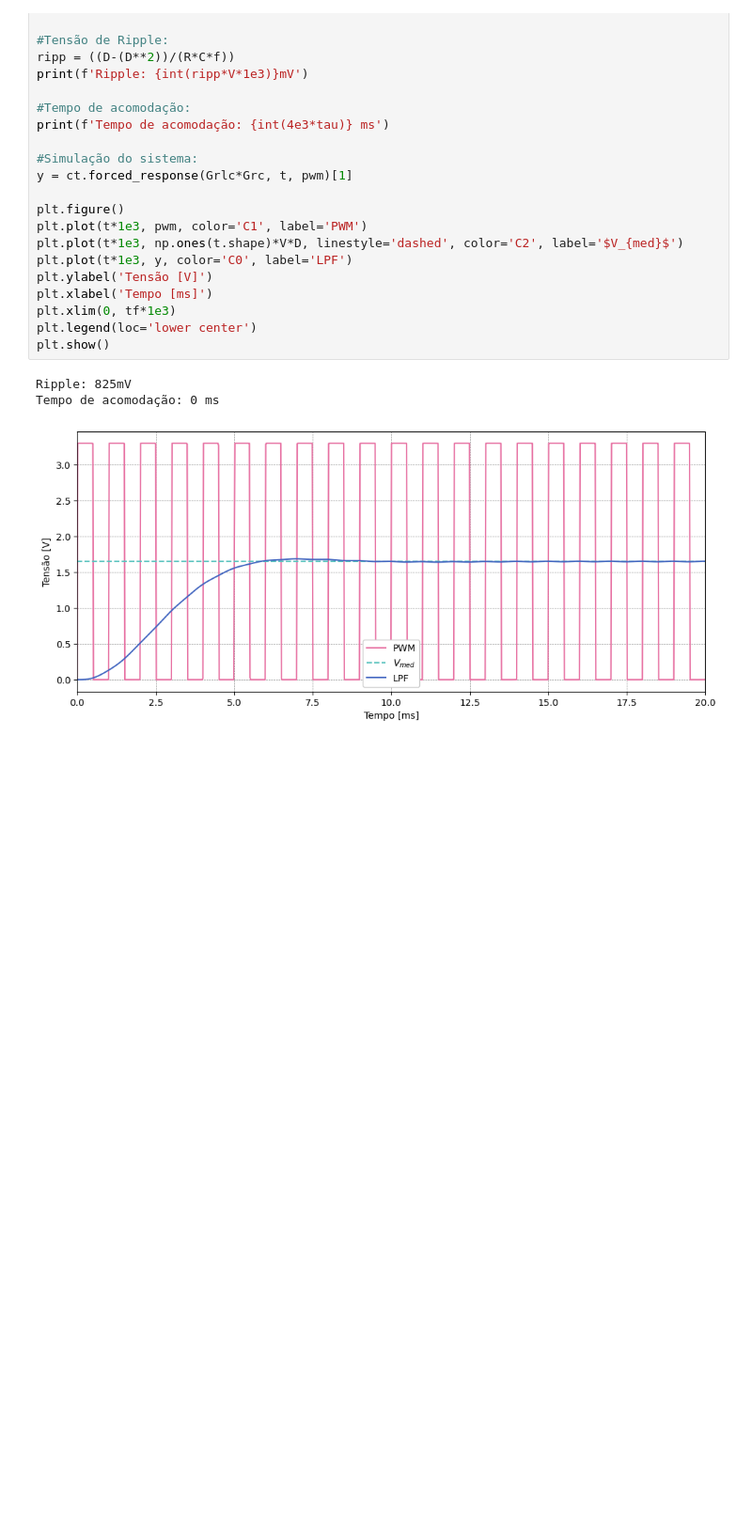
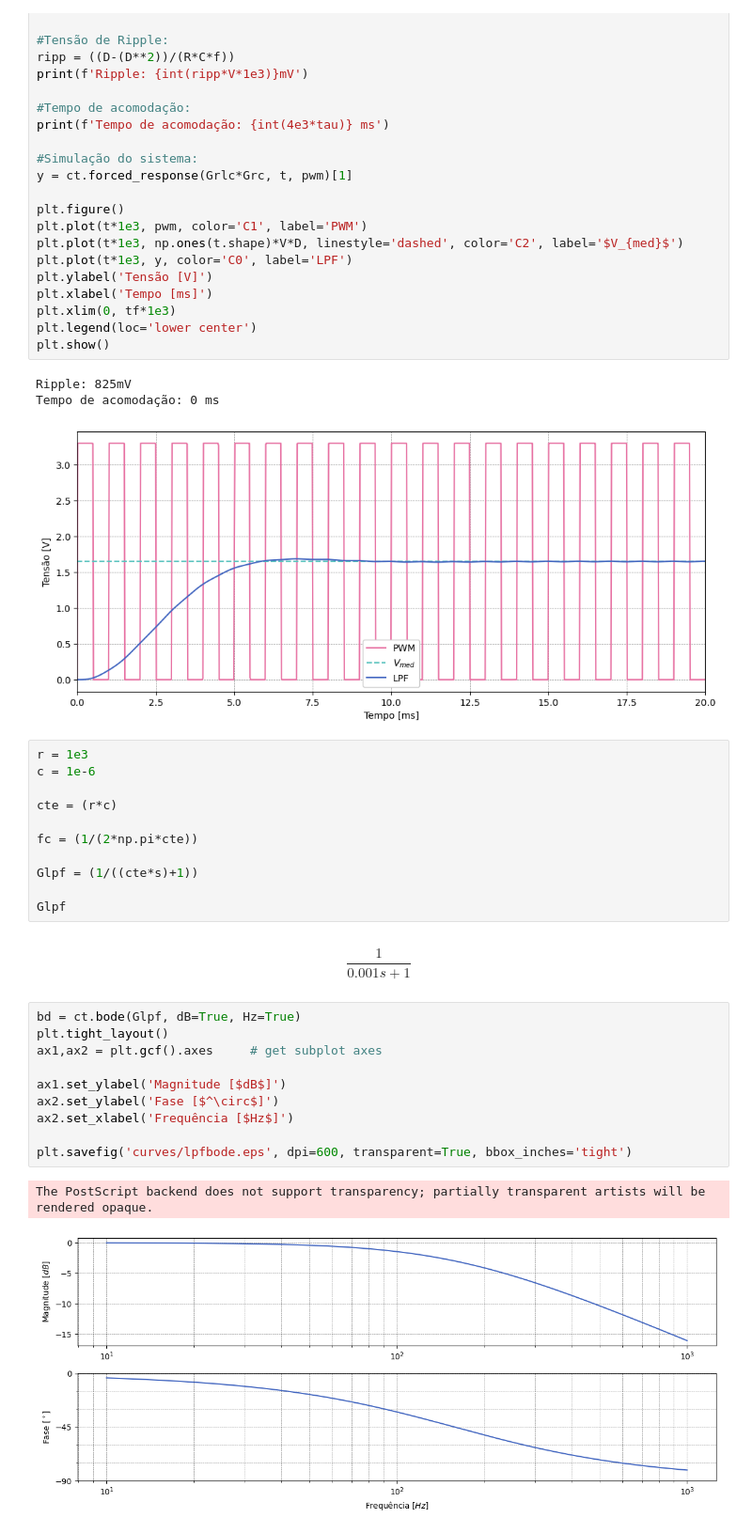
Before and after one commit to ErickNMA/PFC, a Jupyter notebook: Projeto/projeto-LPF.ipynb, the cells around one changed output. Shown at 94% size. Cells and saved outputs as stored; diff of their text form; blank space fills up the shorter version.

```diff
--- a/Projeto/projeto-LPF.ipynb
+++ b/Projeto/projeto-LPF.ipynb
@@ -238,3 +238,29 @@ plt.show()
 Ripple: 825mV
 Tempo de acomodação: 0 ms
 [figure]
+# %%
+r = 1e3
+c = 1e-6
+
+cte = (r*c)
+
+fc = (1/(2*np.pi*cte))
+
+Glpf = (1/((cte*s)+1))
+
+Glpf
+# %% [output]
+$$\frac{1}{0.001 s + 1}$$
+# %%
+bd = ct.bode(Glpf, dB=True, Hz=True)
+plt.tight_layout()
+ax1,ax2 = plt.gcf().axes     # get subplot axes
+
+ax1.set_ylabel('Magnitude [$dB$]')
+ax2.set_ylabel('Fase [$^\circ$]')
+ax2.set_xlabel('Frequência [$Hz$]')
+
+plt.savefig('curves/lpfbode.eps', dpi=600, transparent=True, bbox_inches='tight')
+# %% [output]
+The PostScript backend does not support transparency; partially transparent artists will be rendered opaque.
+[figure, added]
```
Also changed, not shown: 1 other file.
